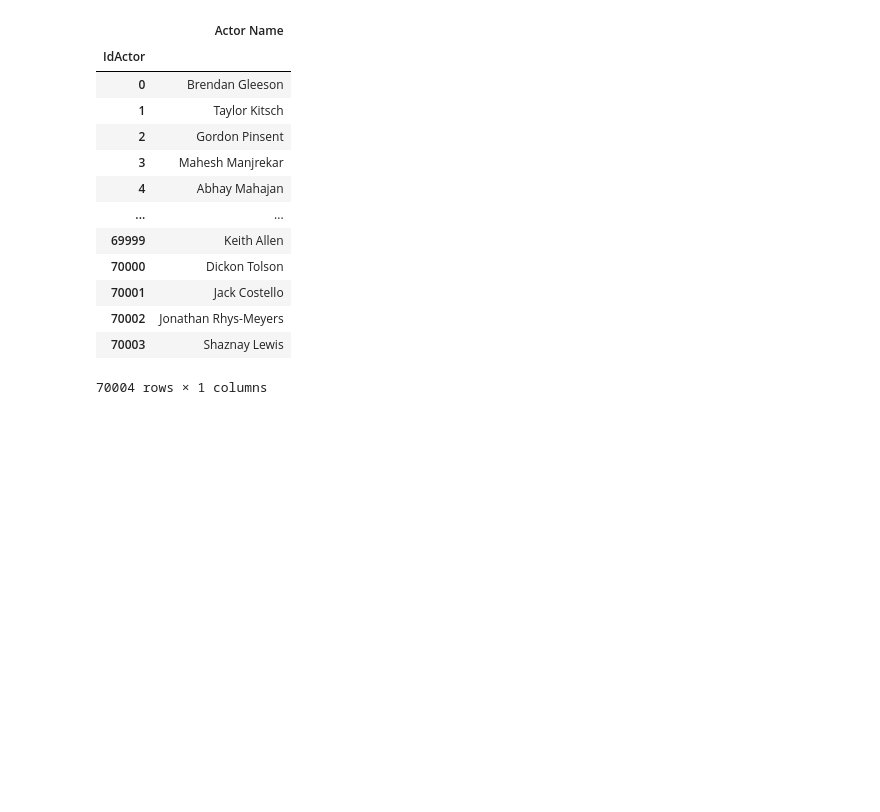
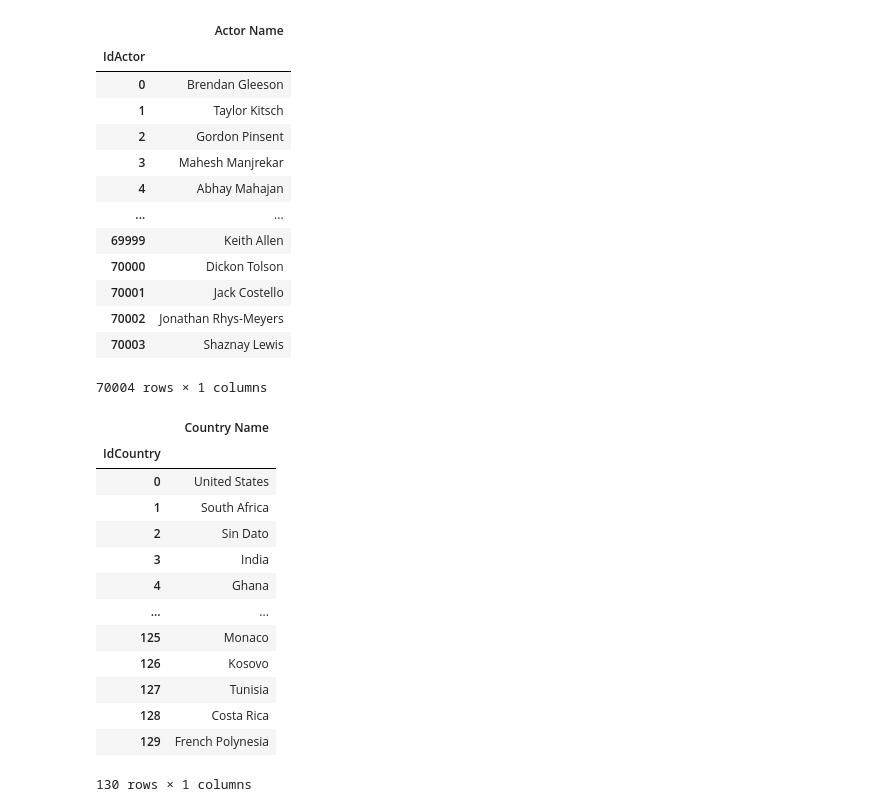
Before and after one commit to fcori47/PI01_DATA05, a Jupyter notebook: pi_engineer.ipynb, the cells around one changed output. Cells and saved outputs as stored; diff of their text form; code cells hidden in the pictures; blank space fills up the shorter version.

Commit message:
casi se completa el etl preliminar, probando funciones de python para posteriormente crear la api

```diff
--- a/pi_engineer.ipynb
+++ b/pi_engineer.ipynb
@@ -1157,3 +1157,26 @@ cast_frame
 | 70002 | Jonathan Rhys-Meyers |
 | 70003 | Shaznay Lewis |
 70004 rows × 1 columns
+# %%
+preliminar_country_frames = [all_countrys_netflix_df,all_disney_countrys_df,all_amazon_countrys_df, all_hulu_countrys_df]
+country_frame = pd.concat(preliminar_country_frames)
+country_frame.drop_duplicates(inplace=True)
+country_frame.reset_index(inplace=True)
+country_frame['IdCountry'] = np.arange(len(country_frame))
+country_frame.set_index('IdCountry', inplace=True)
+country_frame
+# %% [output]
+|  | Country Name |
+| IdCountry |  |
+| 0 | United States |
+| 1 | South Africa |
+| 2 | Sin Dato |
+| 3 | India |
+| 4 | Ghana |
+| ... | ... |
+| 125 | Monaco |
+| 126 | Kosovo |
+| 127 | Tunisia |
+| 128 | Costa Rica |
+| 129 | French Polynesia |
+130 rows × 1 columns
```
Also changed, not shown: parts of 4 cells of this notebook.
